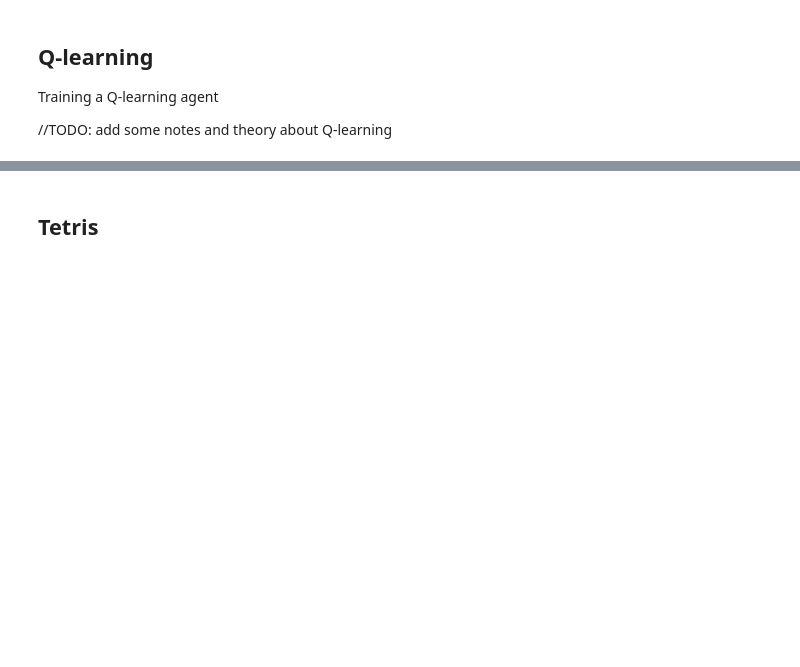
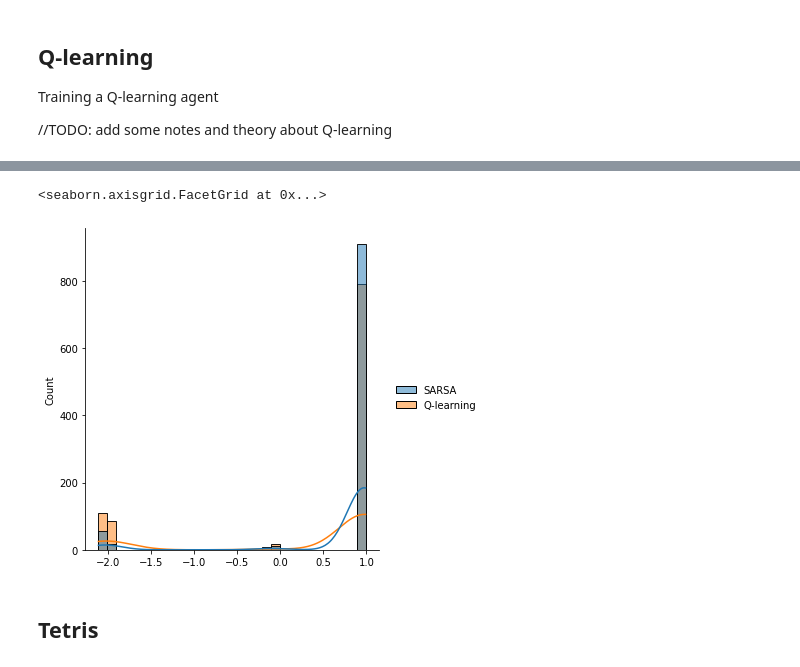
Before and after one commit to ByteFuse/indabax-2021, a Jupyter notebook: rl.ipynb, the cells around one changed output, grey strips where cells are left out. Saved outputs shown, nothing was run; the diff lists cells and outputs as text; code cells hidden in the pictures; blank space fills up the shorter version.

```diff
--- a/rl.ipynb
+++ b/rl.ipynb
@@ -347,3 +344,8 @@ agent.demo(0)
+# %%
+sns.displot(return_df, binwidth=0.1, kde=True)
+# %% [output]
+<seaborn.axisgrid.FacetGrid at 0x...>
+[figure, added]
 # %% [markdown]
 ## Tetris
 # %%
```
Also changed, not shown: parts of 17 cells of this notebook.
